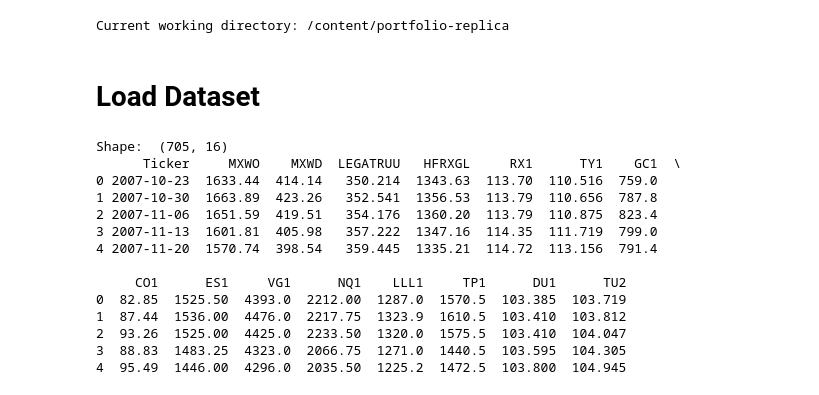
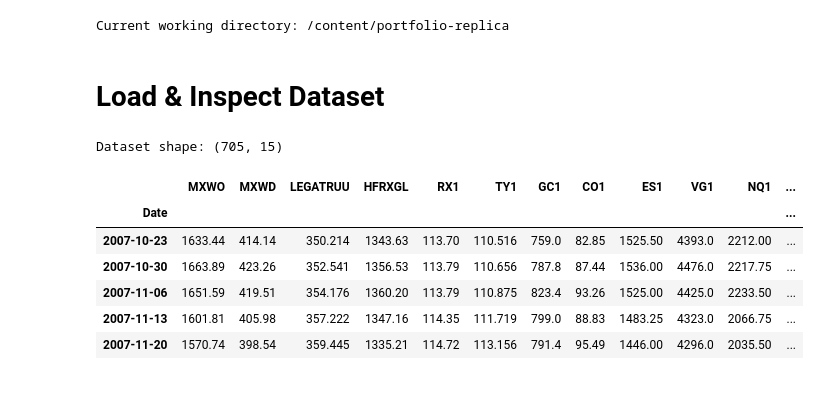
Before and after one commit to jacopo-raffaeli/portfolio-replica, a Jupyter notebook: notebooks/01_Exploratory_Data_Analysis.ipynb, the cells around one changed output. Drawn from its saved outputs; the diff is of its cells as text; code cells hidden in the pictures.

```diff
--- a/notebooks/01_Exploratory_Data_Analysis.ipynb
+++ b/notebooks/01_Exploratory_Data_Analysis.ipynb
@@ -71,29 +74,5 @@ logging.basicConfig(
     datefmt='%H:%M:%S'
 )
 # %% [markdown]
-# Load Dataset
+# Load & Inspect Dataset
-# %%
-DATA_PATH = PROJECT_ROOT + "/data"
-
-# Read the dataset
-raw_df = pd.read_excel(DATA_PATH + "/raw/raw_dataset.xlsx")
-
-# Print preliminary information about the dataset
-print("Shape: ", raw_df.shape)
-print(raw_df.head())
-# %% [output]
-Shape:  (705, 16)
-      Ticker     MXWO    MXWD  LEGATRUU   HFRXGL     RX1      TY1    GC1  \
-0 2007-10-23  1633.44  414.14   350.214  1343.63  113.70  110.516  759.0
-1 2007-10-30  1663.89  423.26   352.541  1356.53  113.79  110.656  787.8
-2 2007-11-06  1651.59  419.51   354.176  1360.20  113.79  110.875  823.4
-3 2007-11-13  1601.81  405.98   357.222  1347.16  114.35  111.719  799.0
-4 2007-11-20  1570.74  398.54   359.445  1335.21  114.72  113.156  791.4
-
-     CO1      ES1     VG1      NQ1    LLL1     TP1      DU1      TU2
-0  82.85  1525.50  4393.0  2212.00  1287.0  1570.5  103.385  103.719
-1  87.44  1536.00  4476.0  2217.75  1323.9  1610.5  103.410  103.812
-2  93.26  1525.00  4425.0  2233.50  1320.0  1575.5  103.410  104.047
-3  88.83  1483.25  4323.0  2066.75  1271.0  1440.5  103.595  104.305
-4  95.49  1446.00  4296.0  2035.50  1225.2  1472.5  103.800  104.945
 # %%
@@ -126,0 +101,12 @@ data = data_raw.set_index('Date')
+# %%
+print("Dataset shape:", df_raw.shape)
+display(df_raw.head())
+# %% [output]
+Dataset shape: (705, 15)
+|  | MXWO | MXWD | LEGATRUU | HFRXGL | RX1 | TY1 | GC1 | CO1 | ES1 | VG1 | NQ1 | ... |
+| Date |  |  |  |  |  |  |  |  |  |  |  | ... |
+| 2007-10-23 | 1633.44 | 414.14 | 350.214 | 1343.63 | 113.70 | 110.516 | 759.0 | 82.85 | 1525.50 | 4393.0 | 2212.00 | ... |
+| 2007-10-30 | 1663.89 | 423.26 | 352.541 | 1356.53 | 113.79 | 110.656 | 787.8 | 87.44 | 1536.00 | 4476.0 | 2217.75 | ... |
+| 2007-11-06 | 1651.59 | 419.51 | 354.176 | 1360.20 | 113.79 | 110.875 | 823.4 | 93.26 | 1525.00 | 4425.0 | 2233.50 | ... |
+| 2007-11-13 | 1601.81 | 405.98 | 357.222 | 1347.16 | 114.35 | 111.719 | 799.0 | 88.83 | 1483.25 | 4323.0 | 2066.75 | ... |
+| 2007-11-20 | 1570.74 | 398.54 | 359.445 | 1335.21 | 114.72 | 113.156 | 791.4 | 95.49 | 1446.00 | 4296.0 | 2035.50 | ... |
```
Also changed, not shown: parts of 12 cells of this notebook.
